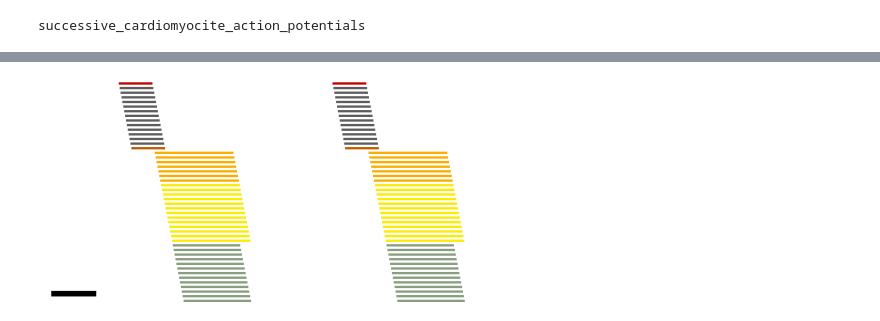
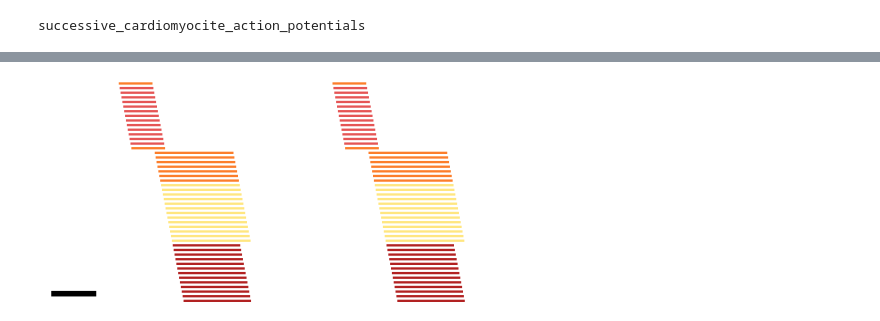
Before and after one commit to Priesemann-Group/perspective_heart_and_brain, a Jupyter notebook: notebooks/spike_raster_cardiomyocite.ipynb, the cells around one changed output, grey strips where cells are left out. Saved outputs shown, nothing was run; the diff lists cells and outputs as text; code cells hidden in the pictures.

```diff
--- a/notebooks/spike_raster_cardiomyocite.ipynb
+++ b/notebooks/spike_raster_cardiomyocite.ipynb
@@ -245,38 +245,46 @@ aps = successive_cardiomyocite_action_potentials(t0s, delay=4/1e3)
 # %%
 # spike rater plot
 # colors in hex code
+# colors = Dict(
+#     "SA" => colorant"#C20000",
+#     "Atrial" => colorant"#5D5D5D",
+#     "AV" => colorant"#C25B00",
+#     "HIS" => colorant"#FBAD00",
+#     "Purkinje" => colorant"#FBEC00",
+#     "Ventricular" => colorant"#899E7F"
+# )
 colors = Dict(
-    "SA" => colorant"#C20000",
-    "Atrial" => colorant"#5D5D5D",
-    "AV" => colorant"#C25B00",
-    "HIS" => colorant"#FBAD00",
-    "Purkinje" => colorant"#FBEC00",
-    "Ventricular" => colorant"#899E7F"
+    "SA" => colorant"#FC7E2B",
+    "Atrial" => colorant"#E55555",
+    "AV" => colorant"#FC7E2B",
+    "HIS" => colorant"#FC7E2B",
+    "Purkinje" => colorant"#FFE680",
+    "Ventricular" => colorant"#B22222"
 )
 cm = 28.3465 # pt
 fig = Figure(size = (8*cm, 4*cm), fontsize=10, figure_padding = 1, backgroundcolor = :transparent)
 ax = Axis(fig[1,1]; xgridvisible = false, ygridvisible = false, backgroundcolor = :transparent)
 hidedecorations!(ax)
 hidespines!(ax)
 N = maximum([ap[2] for ap in aps])
 # set xlims
 xlims!(ax, 0, 2.0)
 ymin=0
 ymax=N
 dy=(ymax-ymin)/40
 ylims!(ax, ymin, ymax)
 for ap in aps
     time, index, type = ap
     index = N - index + 0.25
     ts = [time,time+action_potential_durations[type]]
     band!(ts, ones(length(ts))*(index-0.25), ones(length(ts))*(index+0.25), color = colors[type])
 end
 # include a scale for the time
 dt = 0.2
 ts = 0.05 .+ [0,dt]
 band!(ts, ones(length(ts)) * (ymin + dy), ones(length(ts)) * (ymin + 2 * dy), color=colorant"black")
 # save as pdf
 save(path_figures*"spike_rate_cardiomyocite_model.pdf", fig, pt_per_unit = 1)
 fig
 # %% [output]
-[figure, old version]
+[figure, new version]
```
Also changed, not shown: 1 other file.
